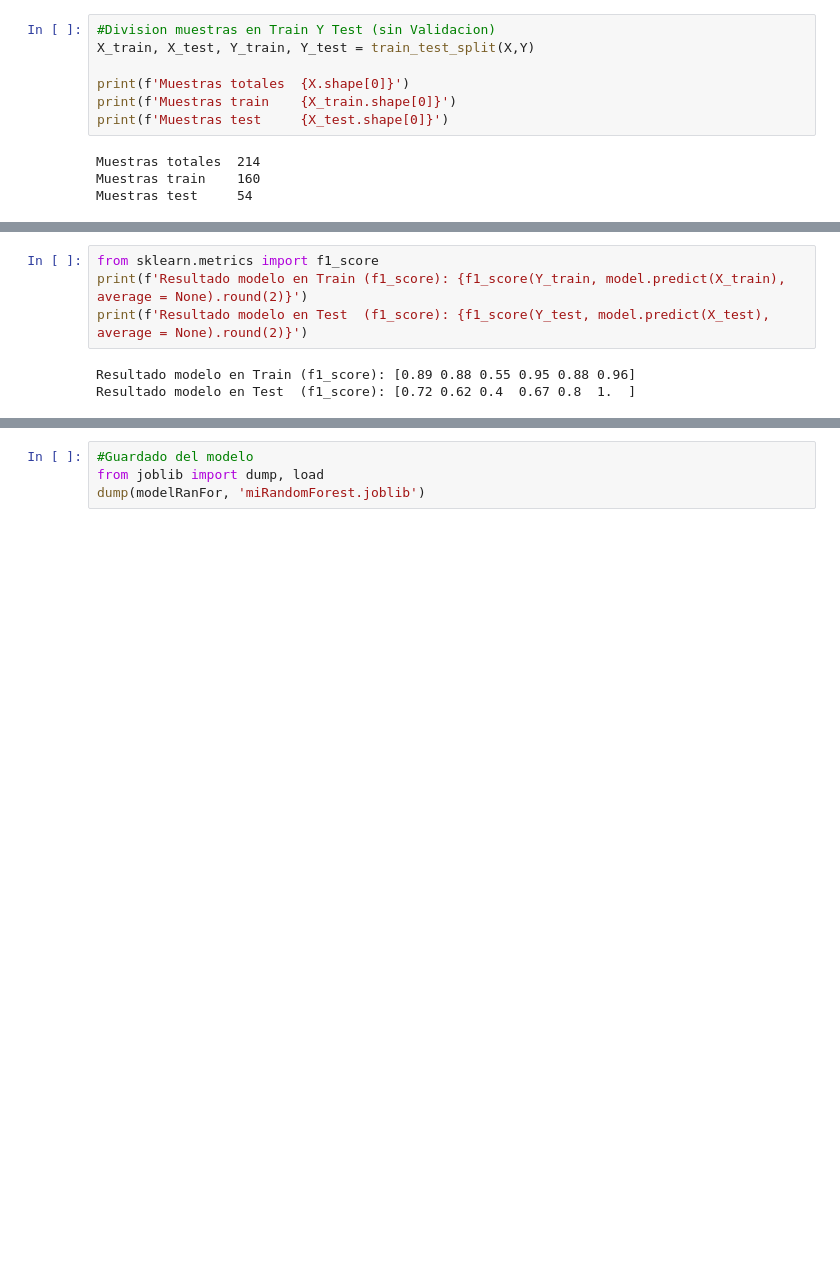
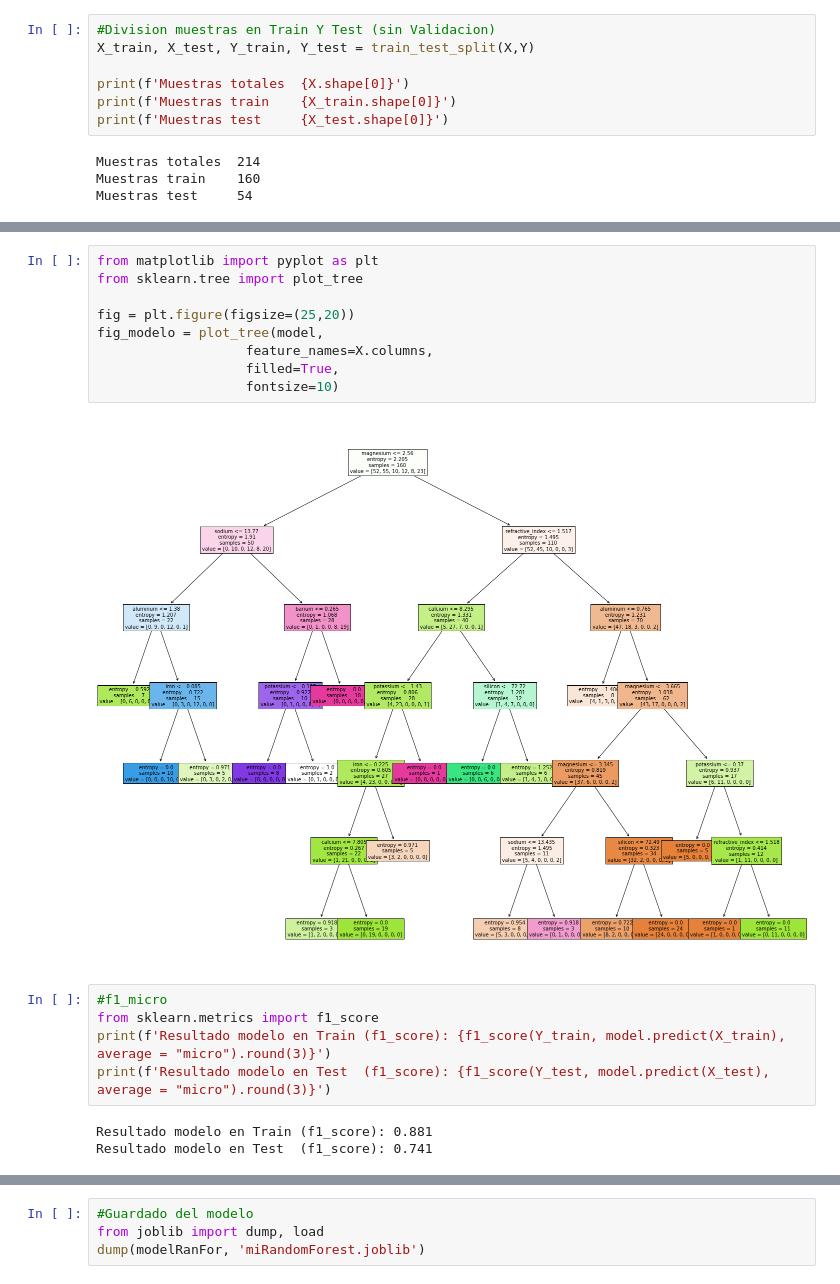
Before and after one commit to AlvaroUriel/idal_ia3, a Jupyter notebook: Hunger_games.ipynb, the cells around one changed output, grey strips where cells are left out. Drawn from its saved outputs; the diff is of its cells as text; blank space fills up the shorter version.

```diff
--- a/Hunger_games.ipynb
+++ b/Hunger_games.ipynb
@@ -112,7 +112,19 @@ Resultado modelo en Test  (accuracy): 0.6666666666666666
+# %%
+from matplotlib import pyplot as plt
+from sklearn.tree import plot_tree
+
+fig = plt.figure(figsize=(25,20))
+fig_modelo = plot_tree(model,
+                   feature_names=X.columns,
+                   filled=True,
+                   fontsize=10)
+# %% [output]
+[figure, added]
 # %%
+#f1_micro
 from sklearn.metrics import f1_score
-print(f'Resultado modelo en Train (f1_score): {f1_score(Y_train, model.predict(X_train), average = None).round(2)}')
-print(f'Resultado modelo en Test  (f1_score): {f1_score(Y_test, model.predict(X_test), average = None).round(2)}')
+print(f'Resultado modelo en Train (f1_score): {f1_score(Y_train, model.predict(X_train), average = "micro").round(3)}')
+print(f'Resultado modelo en Test  (f1_score): {f1_score(Y_test, model.predict(X_test), average = "micro").round(3)}')
 # %% [output]
-Resultado modelo en Train (f1_score): [0.89 0.88 0.55 0.95 0.88 0.96]
-Resultado modelo en Test  (f1_score): [0.72 0.62 0.4  0.67 0.8  1.  ]
+Resultado modelo en Train (f1_score): 0.881
+Resultado modelo en Test  (f1_score): 0.741
```
Also changed, not shown: parts of 6 cells of this notebook.
